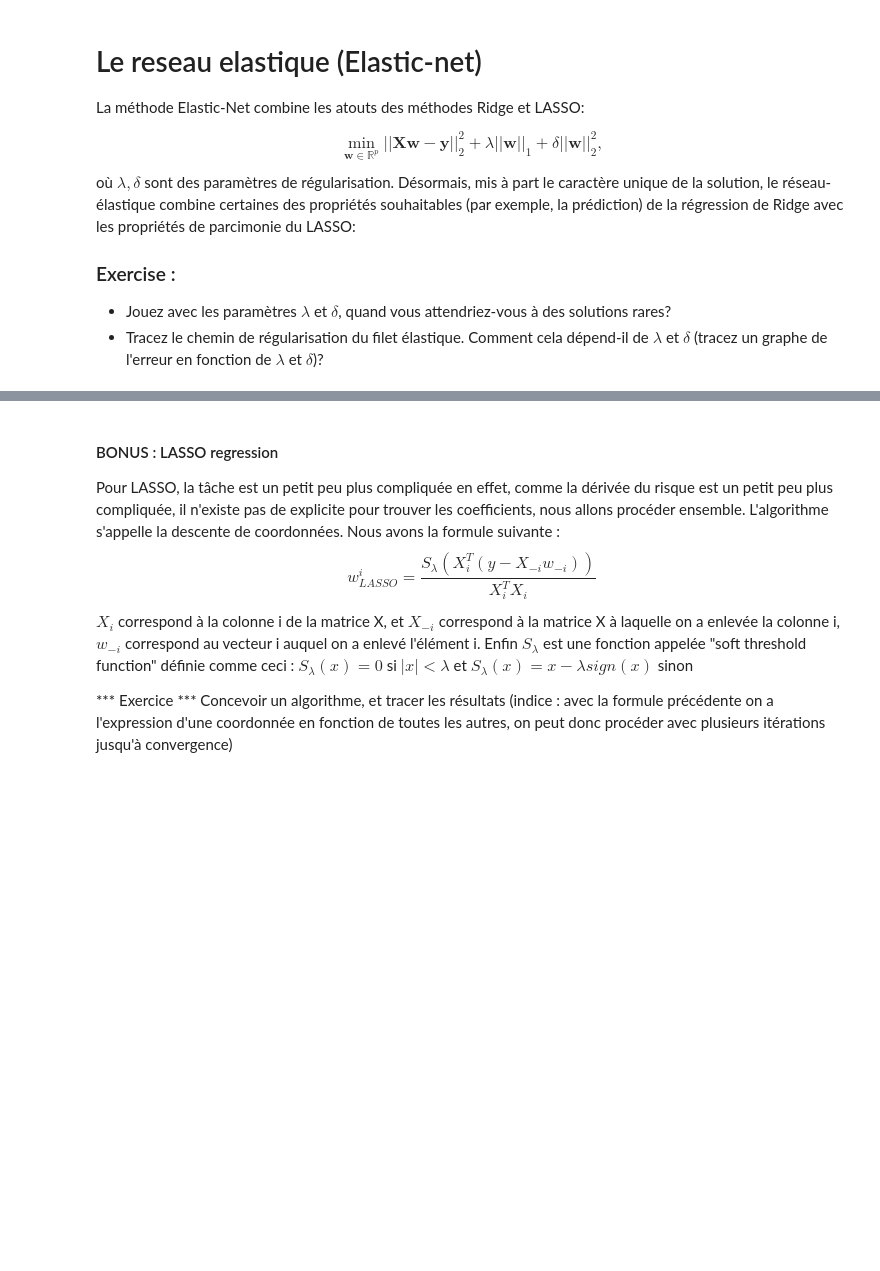
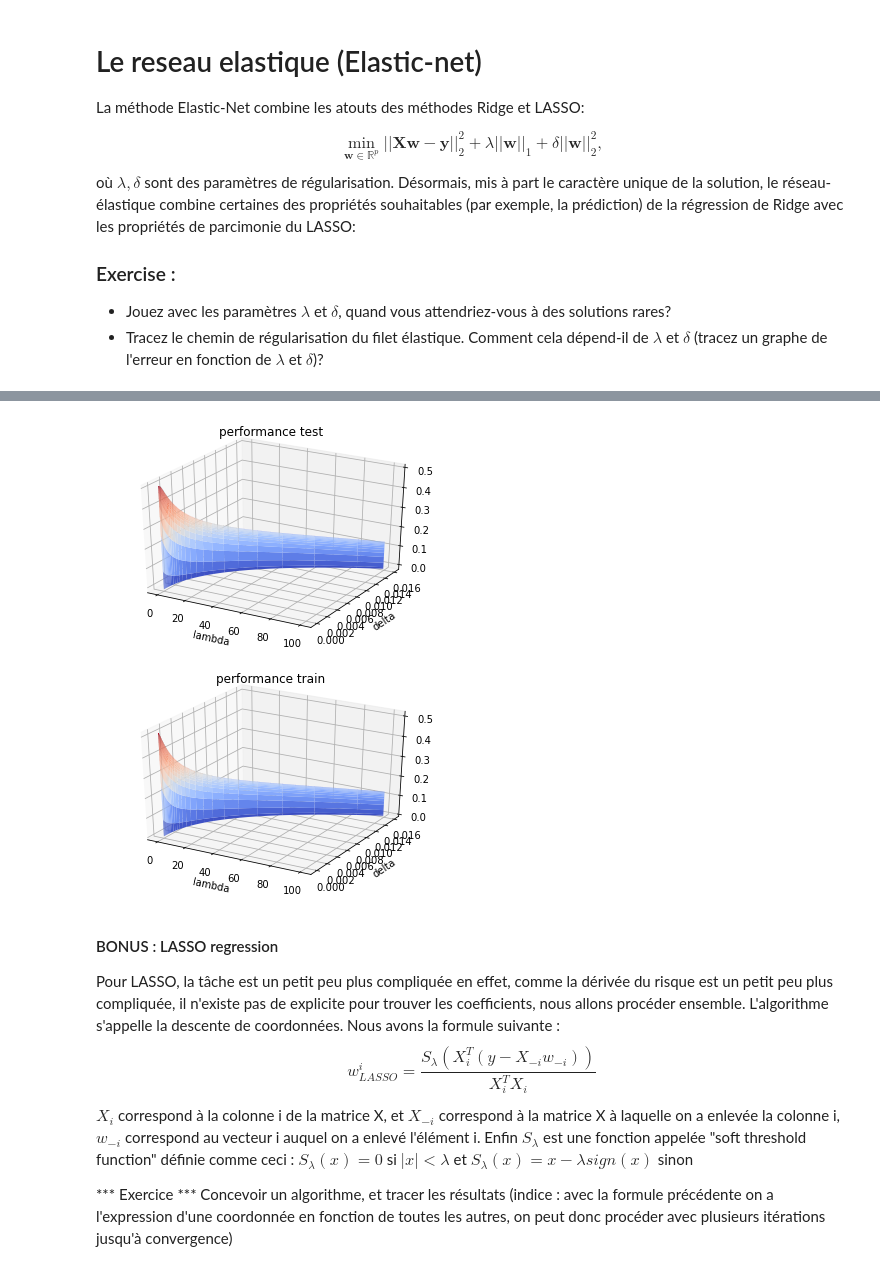
Before and after one commit to gnagnabeubla/TP-ML-GRIMA, a Jupyter notebook: TP2/linearregression.ipynb, the cells around one changed output, grey strips where cells are left out. Drawn from its saved outputs; the diff is of its cells as text; code cells hidden in the pictures; blank space fills up the shorter version.

```diff
--- a/TP2/linearregression.ipynb
+++ b/TP2/linearregression.ipynb
@@ -432,3 +386,37 @@ Text(0, 0.5, 'Performance')
+# %%
+coefs_elastic = []
+betas = np.logspace(-5,-1.8,n_alphas)
+test_errors_elastic = np.zeros((n_alphas,n_alphas))
+train_errors_elastic = np.zeros((n_alphas,n_alphas))
+for a in range(n_alphas):
+    for b in range(n_alphas):
+        elastic_guess = linear_model.ElasticNet(alpha = alphas[a] + 2*betas[b] , l1_ratio = alphas[a]/(alphas[a]+2*betas[b]))
+        elastic_guess.fit(X_train,y_train)
+        coefs_elastic.append(elastic_guess.coef_)
+        train_errors_elastic[a,b] = elastic_guess.score(X_train,y_train)
+        test_errors_elastic[a,b] = elastic_guess.score(X_test,y_test)
+#ici les composantes alpha et l1_ratio sont tels que alpha = lambda+ 2*delta et l1_ratio = lambda/(lambda+2*delta)
+# %%
+from mpl_toolkits.mplot3d import Axes3D
+from matplotlib import cm
+fig = plt.figure()
+ax = fig.add_subplot(projection='3d')
+ax.plot_surface(alphas,betas,test_errors_elastic,cmap=cm.coolwarm)
+plt.xlabel('lambda')
+plt.ylabel('delta')
+plt.title('performance test')
+plt.show()
+
+fig = plt.figure()
+ax = fig.add_subplot(projection='3d')
+ax.plot_surface(alphas,betas,train_errors_elastic,cmap=cm.coolwarm)
+plt.xlabel('lambda')
+plt.ylabel('delta')
+plt.title('performance train')
+plt.show()
+# %% [output]
+[figure, added]
+[figure, added]
 # %% [markdown]
 #### BONUS : LASSO regression ####
 Pour LASSO, la tâche est un petit peu plus compliquée en effet, comme la dérivée du risque est un petit peu plus compliquée, il n'existe pas de explicite pour trouver les coefficients, nous allons procéder ensemble. L'algorithme s'appelle la descente de coordonnées. Nous avons la formule suivante :
```
Also changed, not shown: parts of 8 cells of this notebook.
